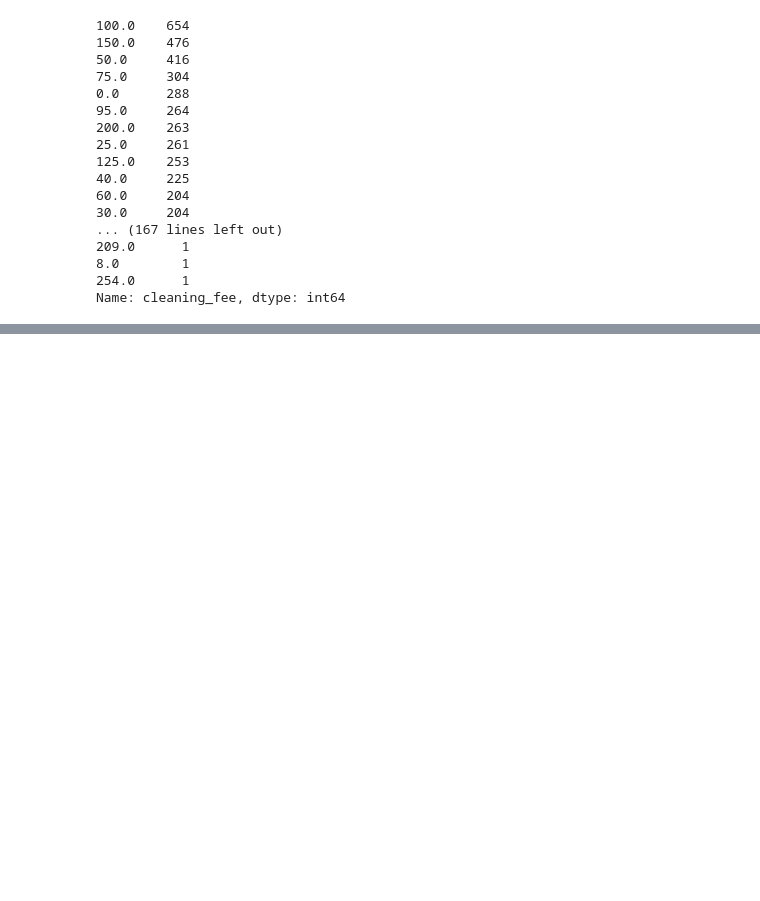
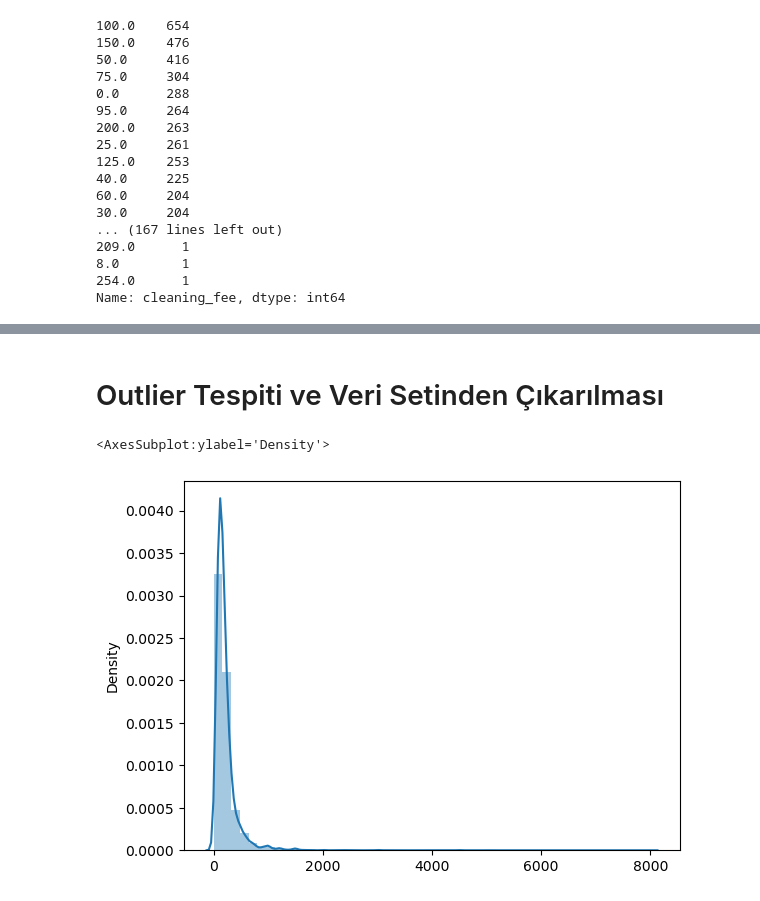
Before and after one commit to Vaenox/Airbnb-Price-Prediction, a Jupyter notebook: airbnb.ipynb, the cells around one changed output, grey strips where cells are left out. Saved outputs shown, nothing was run; the diff lists cells and outputs as text; code cells hidden in the pictures; blank space fills up the shorter version.

```diff
--- a/airbnb.ipynb
+++ b/airbnb.ipynb
@@ -212,0 +551,2 @@ df["reviews_per_month"]=df.reviews_per_month.mean()
+# %%
+df["require_guest_phone_verification"]=[1 if i=="t" else 0 for i in df["require_guest_phone_verification"]]
@@ -212,0 +574,2 @@ df["reviews_per_month"]=df.reviews_per_month.mean()
+# %%
+merge=pd.get_dummies(df[["property_type","room_type","bed_type"]]).astype(float)
@@ -212,0 +585,5 @@ df["reviews_per_month"]=df.reviews_per_month.mean()
+# %%
+df.drop(["property_type","room_type","bed_type"],axis=1,inplace=True)
+# %%
+mergeDf=pd.concat([df,merge],axis=1)
+mergeDf.head()
@@ -212,0 +617,7 @@ df["reviews_per_month"]=df.reviews_per_month.mean()
+# %% [markdown]
+# Outlier Tespiti ve Veri Setinden Çıkarılması
+# %%
+sns.distplot(x=mergeDf["price"])
+# %% [output]
+<AxesSubplot:ylabel='Density'>
+[figure, added]
```
Also changed, not shown: parts of 78 cells of this notebook.
